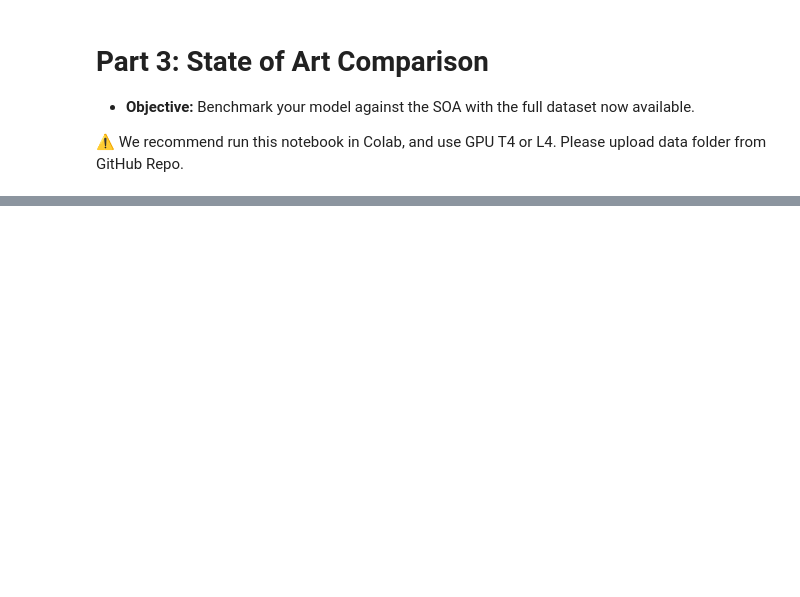
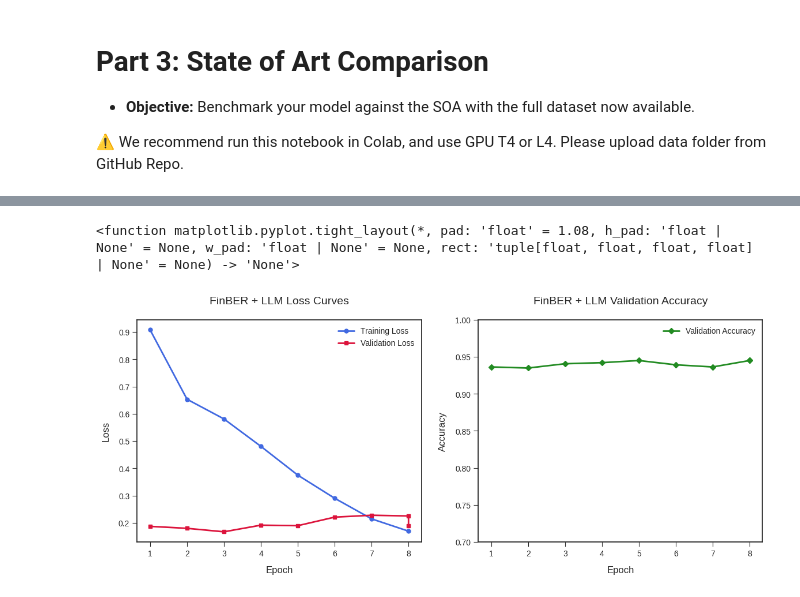
Before and after one commit to victorsobottka/nlp_finalproject_2025, a Jupyter notebook: Notebook_Part03.ipynb, the cells around one changed output, grey strips where cells are left out. Cells and saved outputs as stored; diff of their text form; code cells hidden in the pictures; blank space fills up the shorter version.

```diff
--- a/Notebook_Part03.ipynb
+++ b/Notebook_Part03.ipynb
@@ -312,0 +520,18 @@ Our results show that the model performs poorly with only 1% of the training dat
+# %%
+# -------------------------------
+# 6. Prepare Huggingface datasets
+# -------------------------------
+dataset = DatasetDict({
+    "train": Dataset.from_pandas(df_augmented),
+    "test": Dataset.from_pandas(df_test)
+})
+
+tokenizer = AutoTokenizer.from_pretrained(model_ckpt)
+data_collator = DataCollatorWithPadding(tokenizer=tokenizer)
+
+def tokenize_function(batch):
+    return tokenizer(batch["sentence"], truncation=True, max_length=max_length)
+
+dataset = dataset.map(tokenize_function, batched=True, remove_columns=["sentence"])
+dataset = dataset.rename_column("label", "labels")
+#dataset.set_format("torch")
@@ -312,0 +638,58 @@ Our results show that the model performs poorly with only 1% of the training dat
+# %%
+# Collect logs ---------------------------------------------------------------
+logs = trainer_f.state.log_history
+train_loss, eval_loss, eval_acc, steps_eval, steps_train = [], [], [], [], []
+
+for e in logs:
+    if 'loss' in e and e.get("epoch") is not None:
+        train_loss.append(e['loss'])
+        steps_train.append(e['epoch'])
+    if 'eval_loss' in e:
+        eval_loss.append(e['eval_loss'])
+        eval_acc.append(e['eval_accuracy'])
+        steps_eval.append(e['epoch'])
+
+
+# Plot -----------------------------------------------------------------------
+plt.style.use('seaborn-v0_8-ticks')   # Modern style
+plt.rcParams['figure.facecolor'] = 'white'  # White background
+
+# Create a figure with subplots (1 row, 2 columns)
+fig, (ax1, ax2) = plt.subplots(1, 2, figsize=(14, 5))
+
+# --- Loss Plot ---
+ax1.plot(steps_train, train_loss, label="Training Loss",
+         color='royalblue', linewidth=2, marker='o', markersize=5)
+ax1.plot(steps_eval, eval_loss, label="Validation Loss",
+         color='crimson', linewidth=2, marker='s', markersize=5)
+
+ax1.set_xlabel("Epoch", fontsize=12, labelpad=10)
+ax1.set_ylabel("Loss", fontsize=12, labelpad=10)
+ax1.set_title("FinBER + LLM Loss Curves", fontsize=14, pad=20)
+ax1.legend(fontsize=10, framealpha=1)
+ax1.grid(False)
+
+# Improve ticks
+ax1.tick_params(axis='both', which='major', labelsize=10)
+
+# --- Accuracy Plot ---
+ax2.plot(steps_eval, eval_acc, label="Validation Accuracy",
+         color='forestgreen', linewidth=2, marker='D', markersize=5)
+
+ax2.set_xlabel("Epoch", fontsize=12, labelpad=10)
+ax2.set_ylabel("Accuracy", fontsize=12, labelpad=10)
+ax2.set_title("FinBER + LLM Validation Accuracy", fontsize=14, pad=20)
+ax2.legend(fontsize=10, framealpha=1)
+ax2.grid(False)
+
+# Adjust accuracy scale if needed
+if min(eval_acc) > 0.7:  # If accuracy is already high
+    ax2.set_ylim(0.7, 1.0)
+
+ax2.tick_params(axis='both', which='major', labelsize=10)
+
+# Adjust layout and display
+plt.tight_layout
+# %% [output]
+<function matplotlib.pyplot.tight_layout(*, pad: 'float' = 1.08, h_pad: 'float | None' = None, w_pad: 'float | None' = None, rect: 'tuple[float, float, float, float] | None' = None) -> 'None'>
+[figure, added]
```
Also changed, not shown: parts of 49 cells of this notebook.
